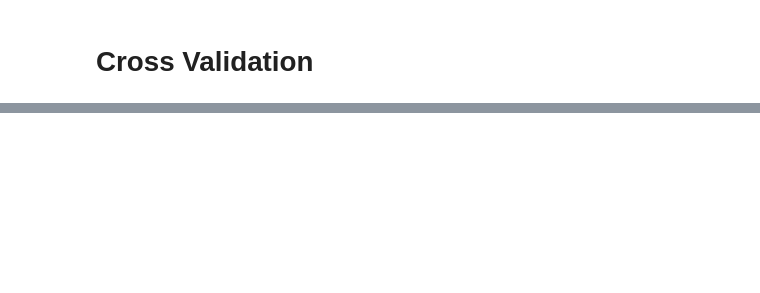
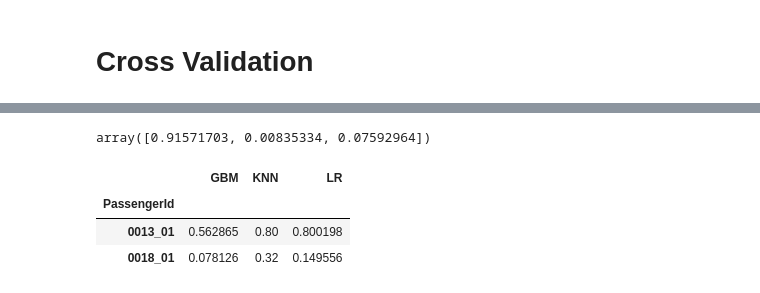
Before and after one commit to kisukegremory/Kaggle, a Jupyter notebook: Spaceship Titanic/ML - Bagging Models.ipynb, the cells around one changed output, grey strips where cells are left out. Drawn from its saved outputs; the diff is of its cells as text; code cells hidden in the pictures; blank space fills up the shorter version.

```diff
--- a/Spaceship Titanic/ML - Bagging Models.ipynb
+++ b/Spaceship Titanic/ML - Bagging Models.ipynb
@@ -119,0 +122,12 @@ array([0.02193097, 0.97806903])
+# %%
+model.steps[0][1].feature_importances_
+# %% [output]
+array([0.91571703, 0.00835334, 0.07592964])
+# %%
+X_test = ensemble_df.loc[df_test.index]
+X_test.head(2)
+# %% [output]
+|  | GBM | KNN | LR |
+| PassengerId |  |  |  |
+| 0013_01 | 0.562865 | 0.80 | 0.800198 |
+| 0018_01 | 0.078126 | 0.32 | 0.149556 |
```
Also changed, not shown: parts of 16 cells of this notebook, 1 other file.
